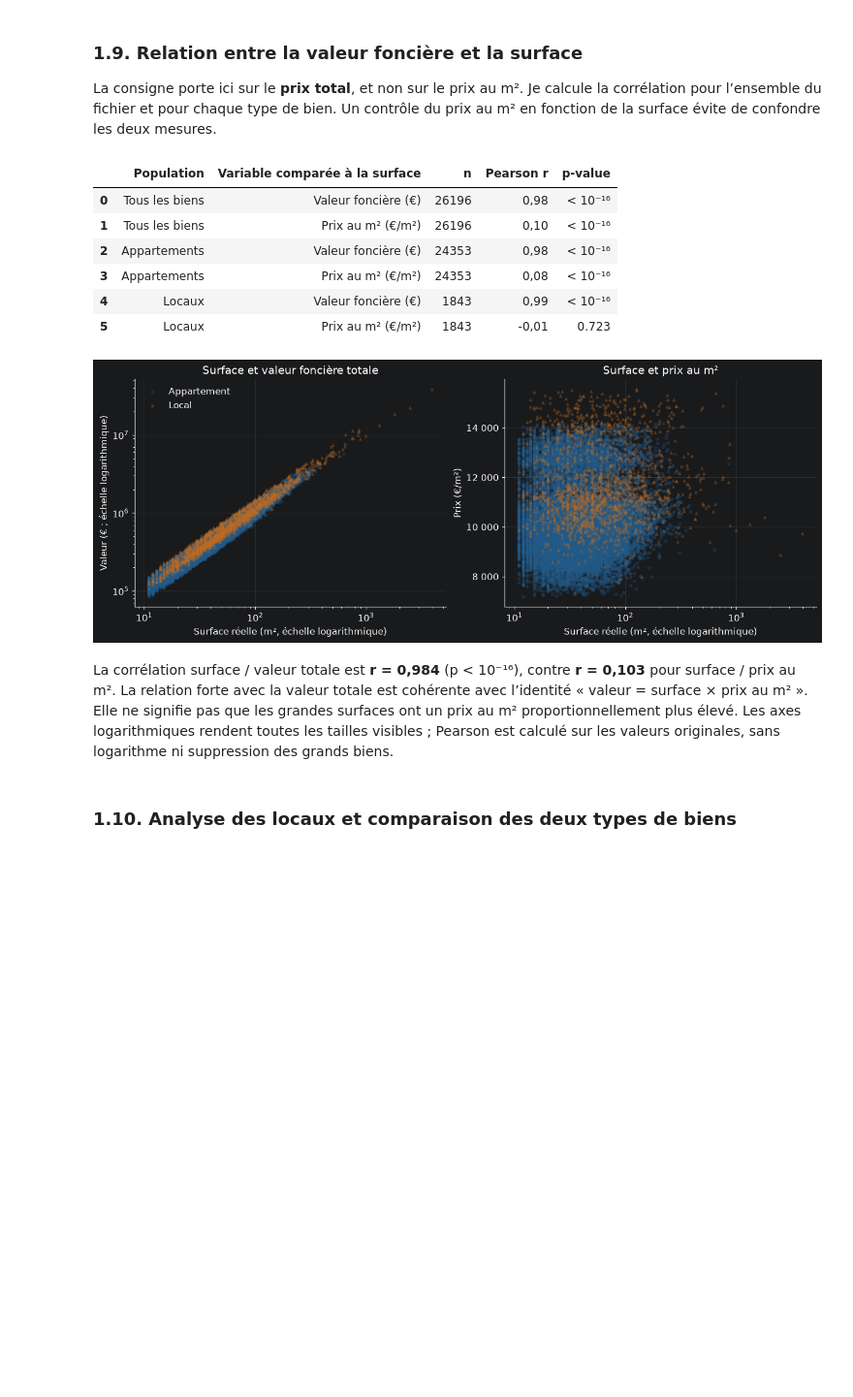
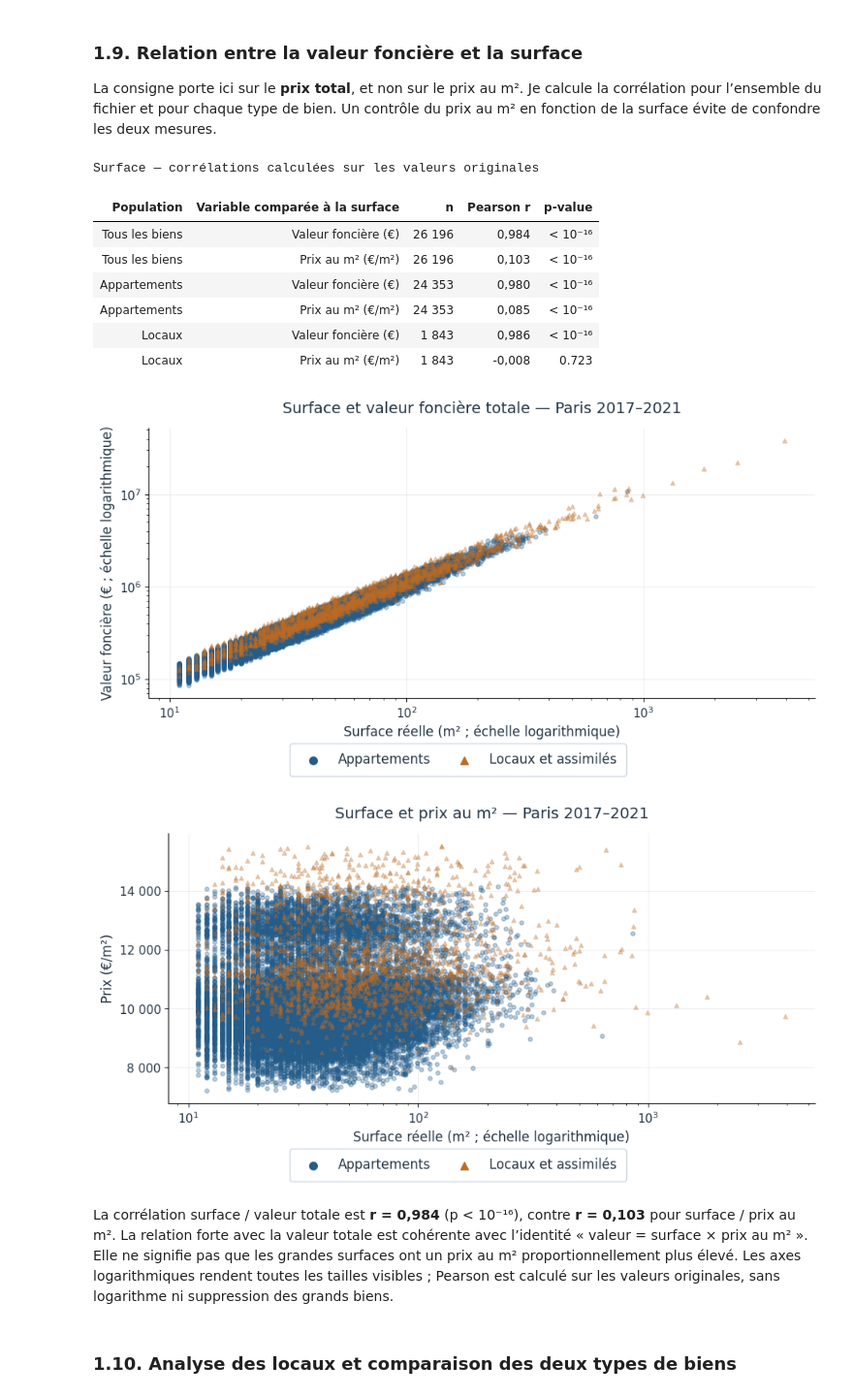
Before and after one commit to steve57000/p8, a Jupyter notebook: livrables/Bell_Steve_1_Notebook_102026.ipynb, the cells around one changed output. Shown at 97% size. Drawn from its saved outputs; the diff is of its cells as text; code cells hidden in the pictures; blank space fills up the shorter version.

```diff
--- a/livrables/Bell_Steve_1_Notebook_102026.ipynb
+++ b/livrables/Bell_Steve_1_Notebook_102026.ipynb
@@ -649,44 +786,60 @@ du prix au m² en fonction de la surface évite de confondre les deux mesures.
 # %%
 resultats_correlations = []
 for nom, sous_ensemble in [('Tous les biens', historique), ('Appartements', appartements), ('Locaux', locaux)]:
     for cible, nom_cible in [('valeur_fonciere', 'Valeur foncière (€)'), ('prix_m2', 'Prix au m² (€/m²)')]:
         r, p = pearsonr(sous_ensemble['surface_reelle'], sous_ensemble[cible])
         resultats_correlations.append({
             'Population': nom, 'Variable comparée à la surface': nom_cible,
             'n': len(sous_ensemble), 'Pearson r': r, 'p-value': afficher_p(p),
         })
 table_correlations = pd.DataFrame(resultats_correlations)
-display(table_correlations)
+afficher_tableau(table_correlations, 'Surface — corrélations calculées sur les valeurs originales',
+                 formats={'Pearson r': lambda valeur: fr(valeur, 3)}, masquer_index=True)
 r_surface_valeur, p_surface_valeur = pearsonr(historique['surface_reelle'], historique['valeur_fonciere'])
 r_surface_m2, p_surface_m2 = pearsonr(historique['surface_reelle'], historique['prix_m2'])
 
-fig, axes = plt.subplots(1, 2, figsize=(12, 4.6))
-for donnees, couleur, label, marker in [(appartements, BLEU, 'Appartement', 'o'), (locaux, ORANGE, 'Local', '^')]:
-    axes[0].scatter(donnees['surface_reelle'], donnees['valeur_fonciere'], s=10, alpha=.25, color=couleur, label=label, marker=marker)
-    axes[1].scatter(donnees['surface_reelle'], donnees['prix_m2'], s=10, alpha=.25, color=couleur, marker=marker)
-axes[0].set(title='Surface et valeur foncière totale', xlabel='Surface réelle (m², échelle logarithmique)', ylabel='Valeur (€ ; échelle logarithmique)', xscale='log', yscale='log')
-axes[0].legend(frameon=False)
-axes[1].set(title='Surface et prix au m²', xlabel='Surface réelle (m², échelle logarithmique)', ylabel='Prix (€/m²)', xscale='log')
-axes[1].yaxis.set_major_formatter(format_euros)
-terminer_figure(fig, '05_surface_et_prix')
+for cible, titre, axe_y, log_y, nom_figure in [
+    ('valeur_fonciere', 'Surface et valeur foncière totale — Paris 2017–2021',
+     'Valeur foncière (€ ; échelle logarithmique)', True, '05a_surface_valeur_totale'),
+    ('prix_m2', 'Surface et prix au m² — Paris 2017–2021',
+     'Prix (€/m²)', False, '05b_surface_prix_m2'),
+]:
+    fig, ax = plt.subplots()
+    for donnees, couleur, label, marker in [
+        (appartements, BLEU, 'Appartements', 'o'),
+        (locaux, ORANGE, 'Locaux et assimilés', '^'),
+    ]:
+        ax.scatter(donnees['surface_reelle'], donnees[cible], s=14, alpha=.3,
+                   color=couleur, label=label, marker=marker)
+    ax.set(title=titre, xlabel='Surface réelle (m² ; échelle logarithmique)',
+           ylabel=axe_y, xscale='log')
+    if log_y:
+        ax.set_yscale('log')
+    else:
+        ax.yaxis.set_major_formatter(format_euros)
+    legende_figure(fig)
+    terminer_figure(fig, nom_figure)
+
 display(Markdown(
     f'La corrélation surface / valeur totale est **r = {fr(r_surface_valeur, 3)}** '
     f'(p {afficher_p(p_surface_valeur)}), contre **r = {fr(r_surface_m2, 3)}** '
     'pour surface / prix au m². La relation forte avec la valeur totale est cohérente '
     'avec l’identité « valeur = surface × prix au m² ». Elle ne signifie pas que les '
     'grandes surfaces ont un prix au m² proportionnellement plus élevé. '
     'Les axes logarithmiques rendent toutes les tailles visibles ; Pearson est calculé '
     'sur les valeurs originales, sans logarithme ni suppression des grands biens.'
 ))
 # %% [output]
+Surface — corrélations calculées sur les valeurs originales
-|  | Population | Variable comparée à la surface | n | Pearson r | p-value |
-| 0 | Tous les biens | Valeur foncière (€) | 26196 | 0,98 | < 10⁻¹⁶ |
-| 1 | Tous les biens | Prix au m² (€/m²) | 26196 | 0,10 | < 10⁻¹⁶ |
-| 2 | Appartements | Valeur foncière (€) | 24353 | 0,98 | < 10⁻¹⁶ |
-| 3 | Appartements | Prix au m² (€/m²) | 24353 | 0,08 | < 10⁻¹⁶ |
-| 4 | Locaux | Valeur foncière (€) | 1843 | 0,99 | < 10⁻¹⁶ |
-| 5 | Locaux | Prix au m² (€/m²) | 1843 | -0,01 | 0.723 |
+| Population | Variable comparée à la surface | n | Pearson r | p-value |
+| Tous les biens | Valeur foncière (€) | 26 196 | 0,984 | < 10⁻¹⁶ |
+| Tous les biens | Prix au m² (€/m²) | 26 196 | 0,103 | < 10⁻¹⁶ |
+| Appartements | Valeur foncière (€) | 24 353 | 0,980 | < 10⁻¹⁶ |
+| Appartements | Prix au m² (€/m²) | 24 353 | 0,085 | < 10⁻¹⁶ |
+| Locaux | Valeur foncière (€) | 1 843 | 0,986 | < 10⁻¹⁶ |
+| Locaux | Prix au m² (€/m²) | 1 843 | -0,008 | 0.723 |
-[figure, old version]
+[figure, new version]
+[figure, added]
 La corrélation surface / valeur totale est **r = 0,984** (p < 10⁻¹⁶), contre **r = 0,103** pour surface / prix au m². La relation forte avec la valeur totale est cohérente avec l’identité « valeur = surface × prix au m² ». Elle ne signifie pas que les grandes surfaces ont un prix au m² proportionnellement plus élevé. Les axes logarithmiques rendent toutes les tailles visibles ; Pearson est calculé sur les valeurs originales, sans logarithme ni suppression des grands biens.
 # %% [markdown]
 ### 1.10. Analyse des locaux et comparaison des deux types de biens
```
Also changed, not shown: parts of 20 cells of this notebook, 22 other files.
